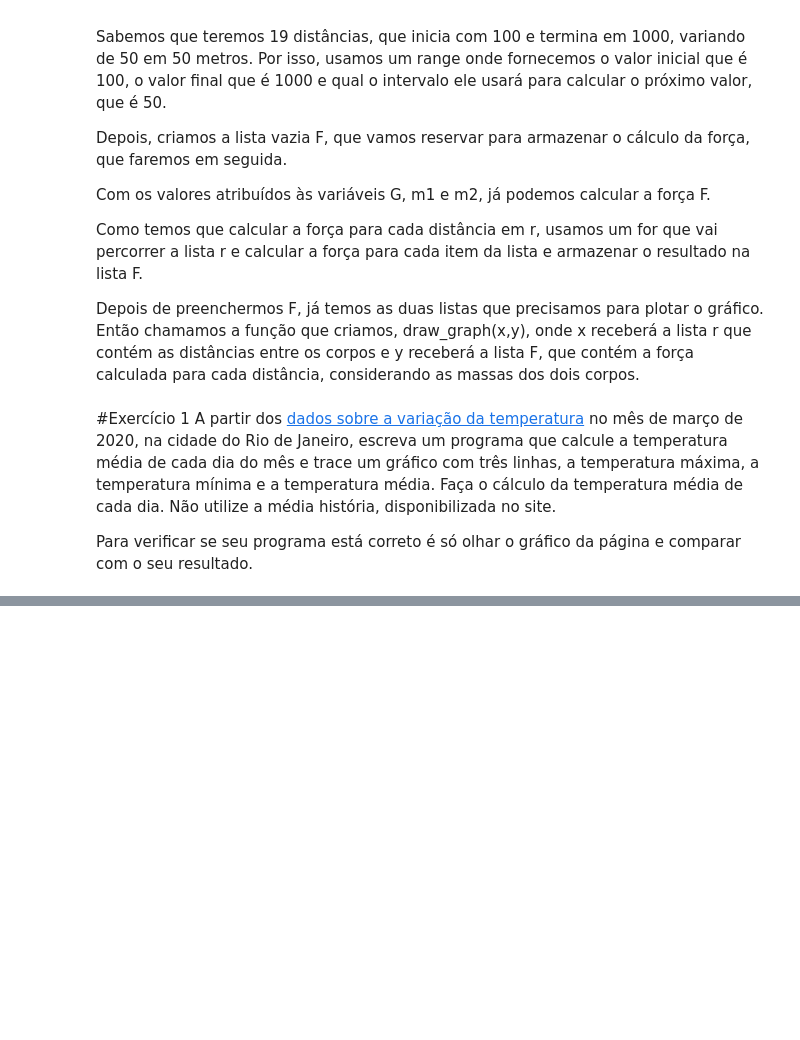
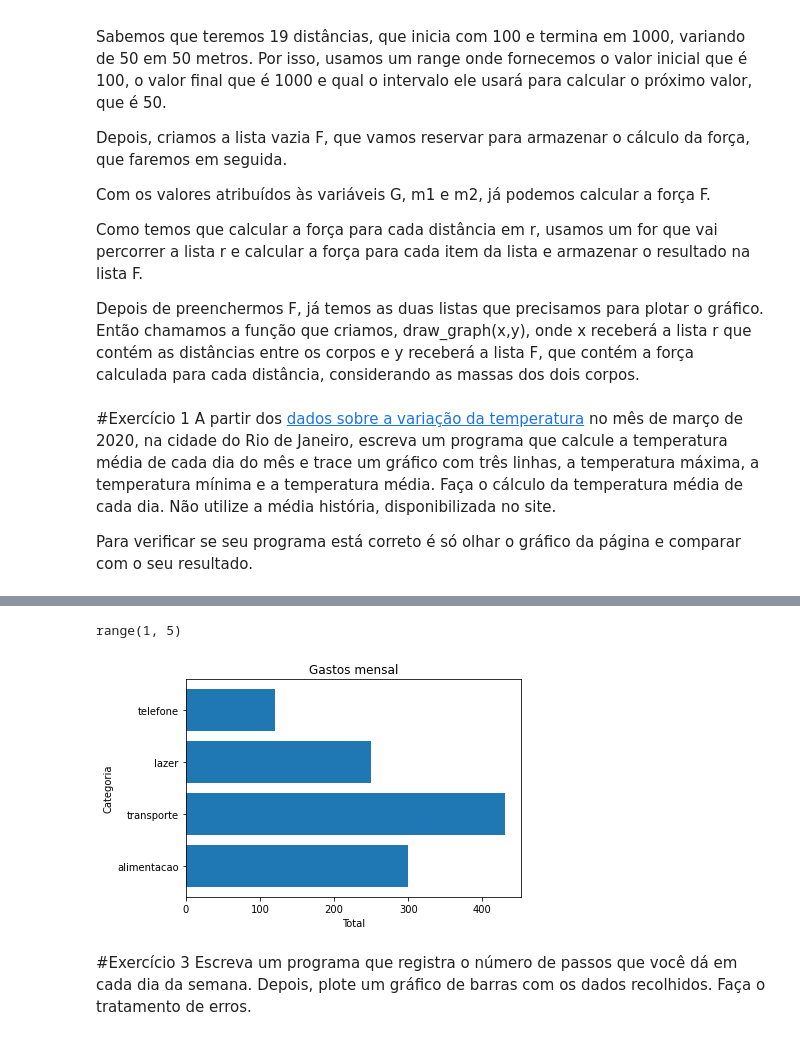
Before and after one commit to alexiaca/mentores-python, a Jupyter notebook: Python06.ipynb, the cells around one changed output, grey strips where cells are left out. Saved outputs shown, nothing was run; the diff lists cells and outputs as text; code cells hidden in the pictures; blank space fills up the shorter version.

Commit message:
Graficos

```diff
--- a/Python06.ipynb
+++ b/Python06.ipynb
@@ -246,0 +261,27 @@ Para verificar se seu programa está correto é só olhar o gráfico da página
+# %%
+import matplotlib.pyplot as plt
+
+def grafico_barras(dados, rotulos):
+  # Número de barras
+  num_bars = len(dados)
+  #posições das barras no eixo x
+  posicoes = range(1, num_bars+1)
+  plt.barh(posicoes, dados, align='center')
+  # Positiona os rótulos para cada barra
+  plt.yticks(posicoes, rotulos)
+  plt.xlabel("Total")
+  plt.ylabel("Categoria")
+  plt.title("Gastos mensal")
+  plt.show()
+
+
+categorias = ["alimentacao", "transporte", "lazer", "telefone"]
+total = [300, 430, 250, 120]
+
+grafico_barras(total, categorias)
+# %% [output]
+range(1, 5)
+[figure, added]
+# %% [markdown]
+#Exercício 3
+Escreva um programa que registra o número de passos que você dá em cada dia da semana. Depois, plote um gráfico de barras com os dados recolhidos. Faça o tratamento de erros.
```
Also changed, not shown: parts of 3 cells of this notebook.
